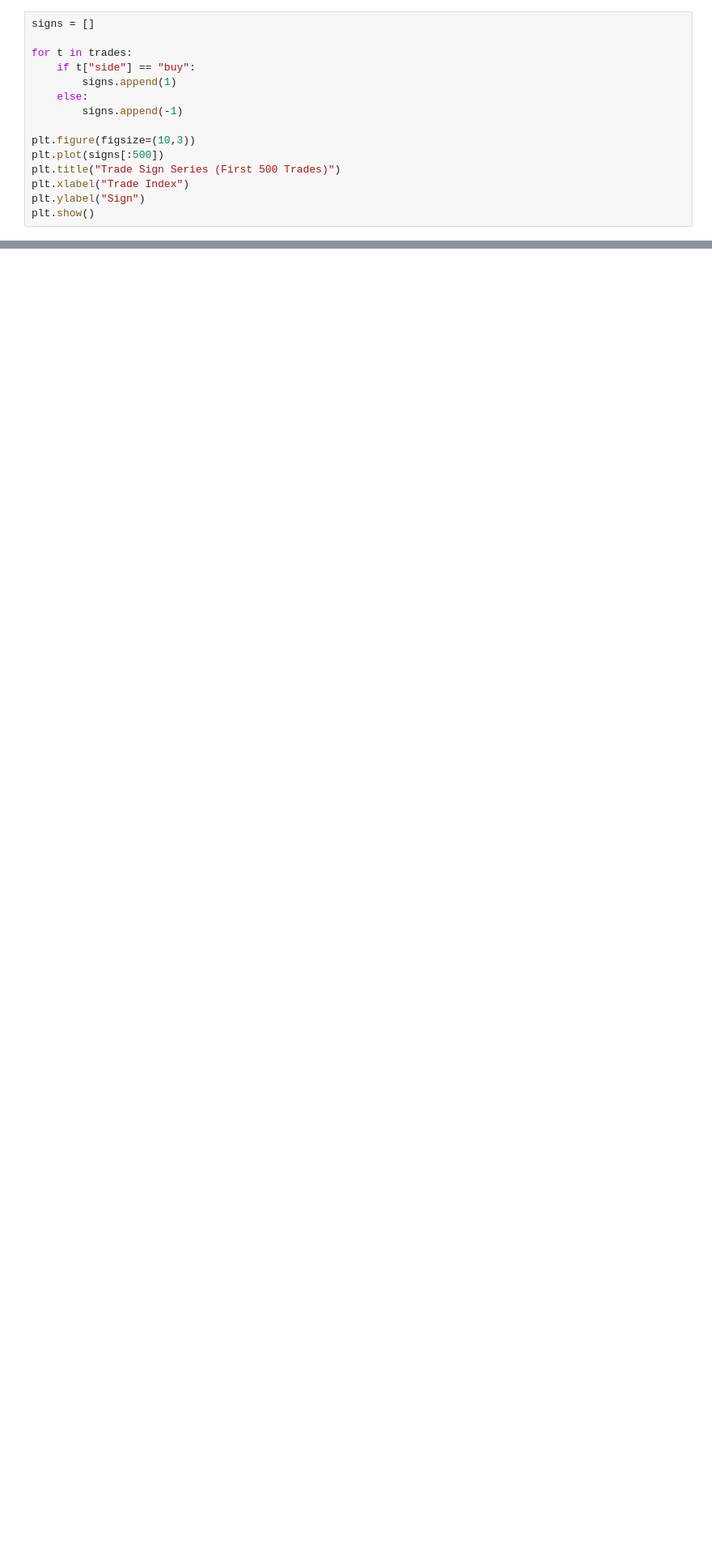
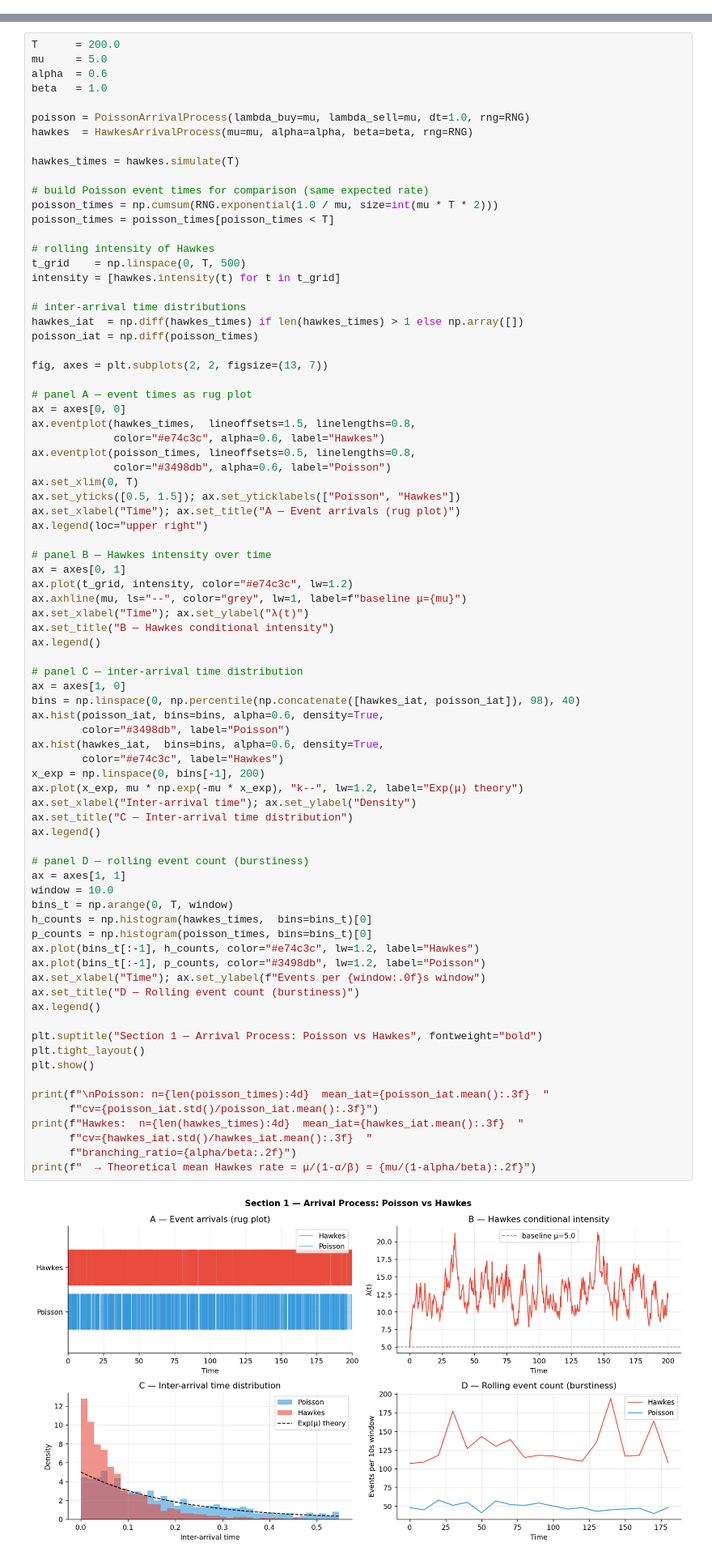
Before and after one commit to thisYui/Market-Reality-and-Dynamics, a Jupyter notebook: notebooks/01_market_structure/01_order_flow.ipynb, the cells around one changed output, grey strips where cells are left out. Shown at 81% size. Saved outputs shown, nothing was run; the diff lists cells and outputs as text; blank space fills up the shorter version.

```diff
--- a/notebooks/01_market_structure/01_order_flow.ipynb
+++ b/notebooks/01_market_structure/01_order_flow.ipynb
@@ -279,15 +0,0 @@ sell → sell → sell
-# %%
-signs = []
-
-for t in trades:
-    if t["side"] == "buy":
-        signs.append(1)
-    else:
-        signs.append(-1)
-
-plt.figure(figsize=(10,3))
-plt.plot(signs[:500])
-plt.title("Trade Sign Series (First 500 Trades)")
-plt.xlabel("Trade Index")
-plt.ylabel("Sign")
-plt.show()
@@ -789,0 +88,81 @@ trong việc hấp thụ order flow và hình thành price impact.
+# %%
+T      = 200.0
+mu     = 5.0
+alpha  = 0.6
+beta   = 1.0
+
+poisson = PoissonArrivalProcess(lambda_buy=mu, lambda_sell=mu, dt=1.0, rng=RNG)
+hawkes  = HawkesArrivalProcess(mu=mu, alpha=alpha, beta=beta, rng=RNG)
+
+hawkes_times = hawkes.simulate(T)
+
+# build Poisson event times for comparison (same expected rate)
+poisson_times = np.cumsum(RNG.exponential(1.0 / mu, size=int(mu * T * 2)))
+poisson_times = poisson_times[poisson_times < T]
+
+# rolling intensity of Hawkes
+t_grid    = np.linspace(0, T, 500)
+intensity = [hawkes.intensity(t) for t in t_grid]
+
+# inter-arrival time distributions
+hawkes_iat  = np.diff(hawkes_times) if len(hawkes_times) > 1 else np.array([])
+poisson_iat = np.diff(poisson_times)
+
+fig, axes = plt.subplots(2, 2, figsize=(13, 7))
+
+# panel A — event times as rug plot
+ax = axes[0, 0]
+ax.eventplot(hawkes_times,  lineoffsets=1.5, linelengths=0.8,
+             color="#e74c3c", alpha=0.6, label="Hawkes")
+ax.eventplot(poisson_times, lineoffsets=0.5, linelengths=0.8,
+             color="#3498db", alpha=0.6, label="Poisson")
+ax.set_xlim(0, T)
+ax.set_yticks([0.5, 1.5]); ax.set_yticklabels(["Poisson", "Hawkes"])
+ax.set_xlabel("Time"); ax.set_title("A — Event arrivals (rug plot)")
+ax.legend(loc="upper right")
+
+# panel B — Hawkes intensity over time
+ax = axes[0, 1]
+ax.plot(t_grid, intensity, color="#e74c3c", lw=1.2)
+ax.axhline(mu, ls="--", color="grey", lw=1, label=f"baseline μ={mu}")
+ax.set_xlabel("Time"); ax.set_ylabel("λ(t)")
+ax.set_title("B — Hawkes conditional intensity")
+ax.legend()
+
+# panel C — inter-arrival time distribution
+ax = axes[1, 0]
+bins = np.linspace(0, np.percentile(np.concatenate([hawkes_iat, poisson_iat]), 98), 40)
+ax.hist(poisson_iat, bins=bins, alpha=0.6, density=True,
+        color="#3498db", label="Poisson")
+ax.hist(hawkes_iat,  bins=bins, alpha=0.6, density=True,
+        color="#e74c3c", label="Hawkes")
+x_exp = np.linspace(0, bins[-1], 200)
+ax.plot(x_exp, mu * np.exp(-mu * x_exp), "k--", lw=1.2, label="Exp(μ) theory")
+ax.set_xlabel("Inter-arrival time"); ax.set_ylabel("Density")
+ax.set_title("C — Inter-arrival time distribution")
+ax.legend()
+
+# panel D — rolling event count (burstiness)
+ax = axes[1, 1]
+window = 10.0
+bins_t = np.arange(0, T, window)
+h_counts = np.histogram(hawkes_times,  bins=bins_t)[0]
+p_counts = np.histogram(poisson_times, bins=bins_t)[0]
+ax.plot(bins_t[:-1], h_counts, color="#e74c3c", lw=1.2, label="Hawkes")
+ax.plot(bins_t[:-1], p_counts, color="#3498db", lw=1.2, label="Poisson")
+ax.set_xlabel("Time"); ax.set_ylabel(f"Events per {window:.0f}s window")
+ax.set_title("D — Rolling event count (burstiness)")
+ax.legend()
+
+plt.suptitle("Section 1 — Arrival Process: Poisson vs Hawkes", fontweight="bold")
+plt.tight_layout()
+plt.show()
+
+print(f"\nPoisson: n={len(poisson_times):4d}  mean_iat={poisson_iat.mean():.3f}  "
+      f"cv={poisson_iat.std()/poisson_iat.mean():.3f}")
+print(f"Hawkes:  n={len(hawkes_times):4d}  mean_iat={hawkes_iat.mean():.3f}  "
+      f"cv={hawkes_iat.std()/hawkes_iat.mean():.3f}  "
+      f"branching_ratio={alpha/beta:.2f}")
+print(f"  → Theoretical mean Hawkes rate = μ/(1-α/β) = {mu/(1-alpha/beta):.2f}")
+# %% [output]
+[figure, added]
```
Also changed, not shown: parts of 50 cells of this notebook, 1 other file.
